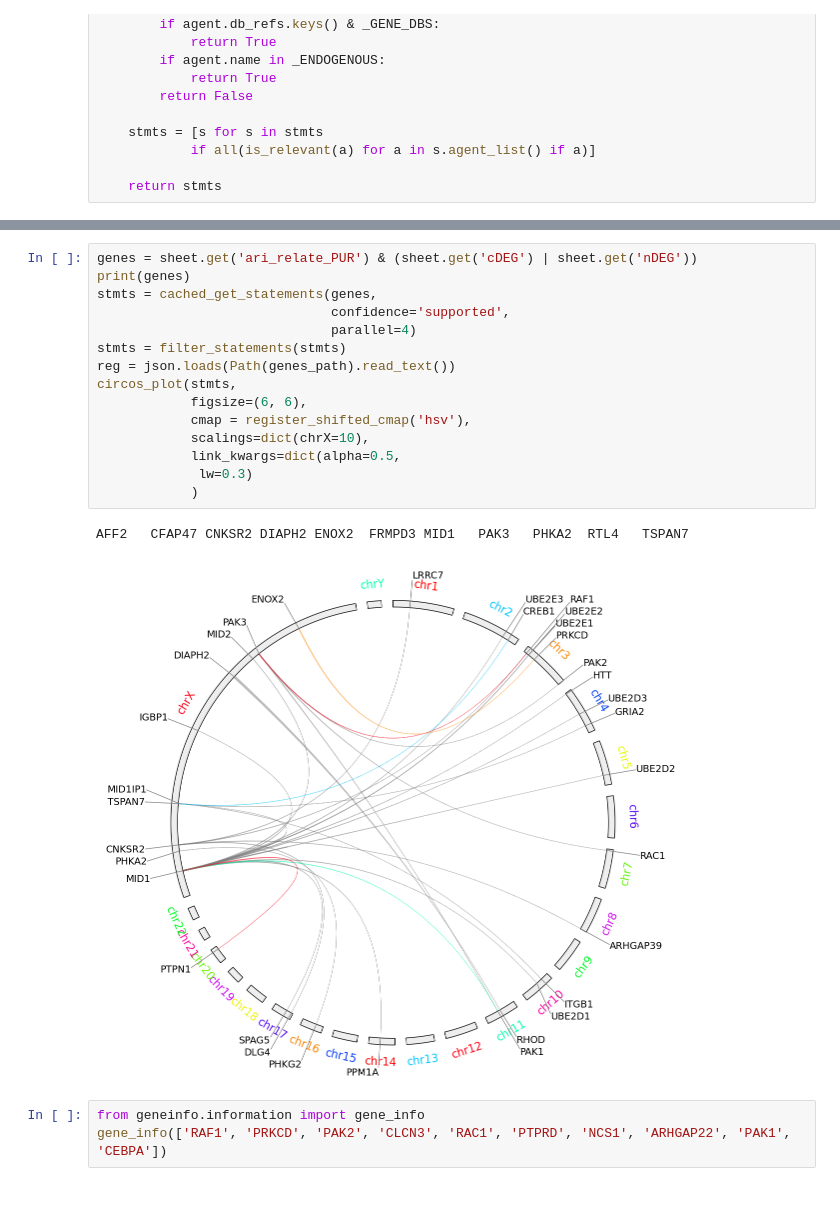
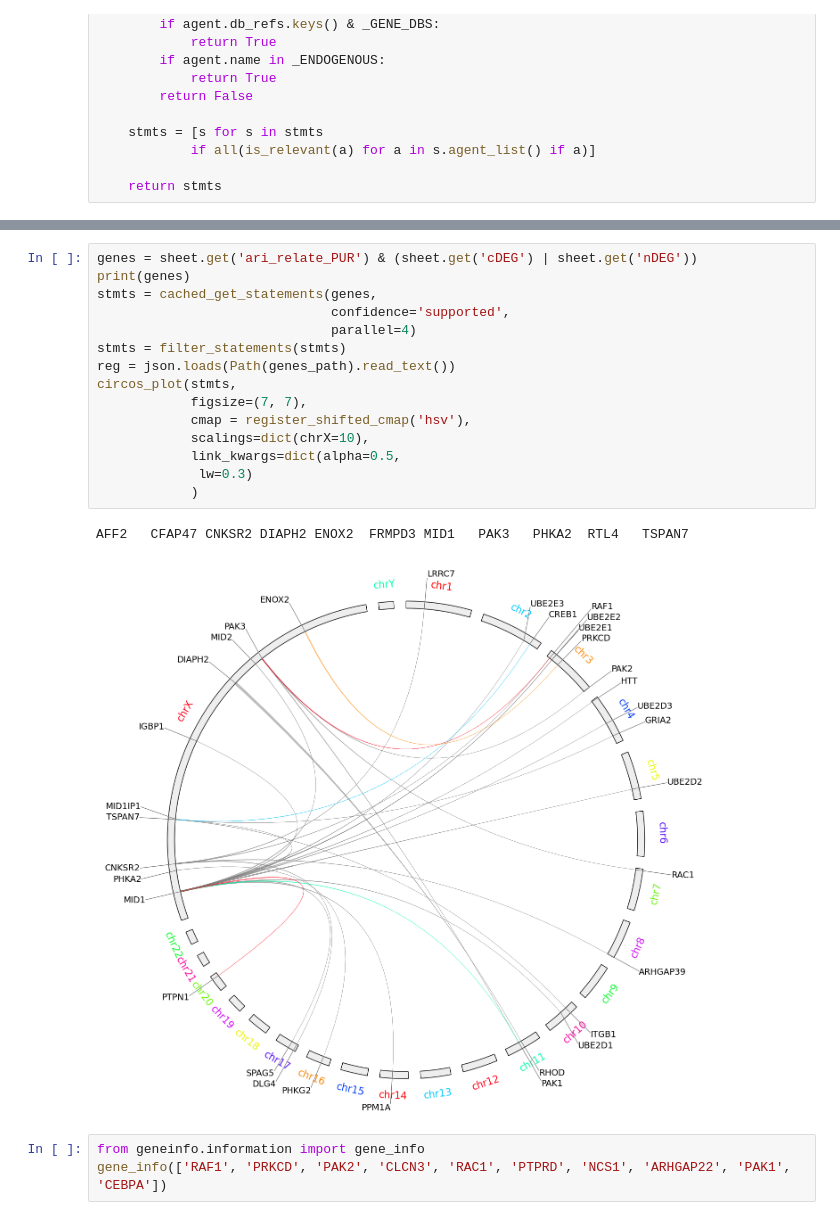
Before and after one commit to munch-group/interaction-store, a Jupyter notebook: interaction_store.ipynb, the cells around one changed output, grey strips where cells are left out. Cells and saved outputs as stored; diff of their text form.

```diff
--- a/interaction_store.ipynb
+++ b/interaction_store.ipynb
@@ -565,21 +513,21 @@ CLCN4    ENOX2    IL1RAPL1 PAK3     RTL4     TMEM164
 # %%
 genes = sheet.get('ari_relate_PUR') & (sheet.get('cDEG') | sheet.get('nDEG'))
 print(genes)
 stmts = cached_get_statements(genes,
                               confidence='supported',
                               parallel=4)
 stmts = filter_statements(stmts)
 reg = json.loads(Path(genes_path).read_text())
 circos_plot(stmts,
-            figsize=(6, 6),
+            figsize=(7, 7),
             cmap = register_shifted_cmap('hsv'),
             scalings=dict(chrX=10),
             link_kwargs=dict(alpha=0.5,
              lw=0.3)
             )
 # %% [output]
 AFF2   CFAP47 CNKSR2 DIAPH2 ENOX2  FRMPD3 MID1   PAK3   PHKA2  RTL4   TSPAN7
-[figure, old version]
+[figure, new version]
 # %%
 from geneinfo.information import gene_info
 gene_info(['RAF1', 'PRKCD', 'PAK2', 'CLCN3', 'RAC1', 'PTPRD', 'NCS1', 'ARHGAP22', 'PAK1', 'CEBPA'])
```
Also changed, not shown: parts of 13 cells of this notebook, 2 other files.
